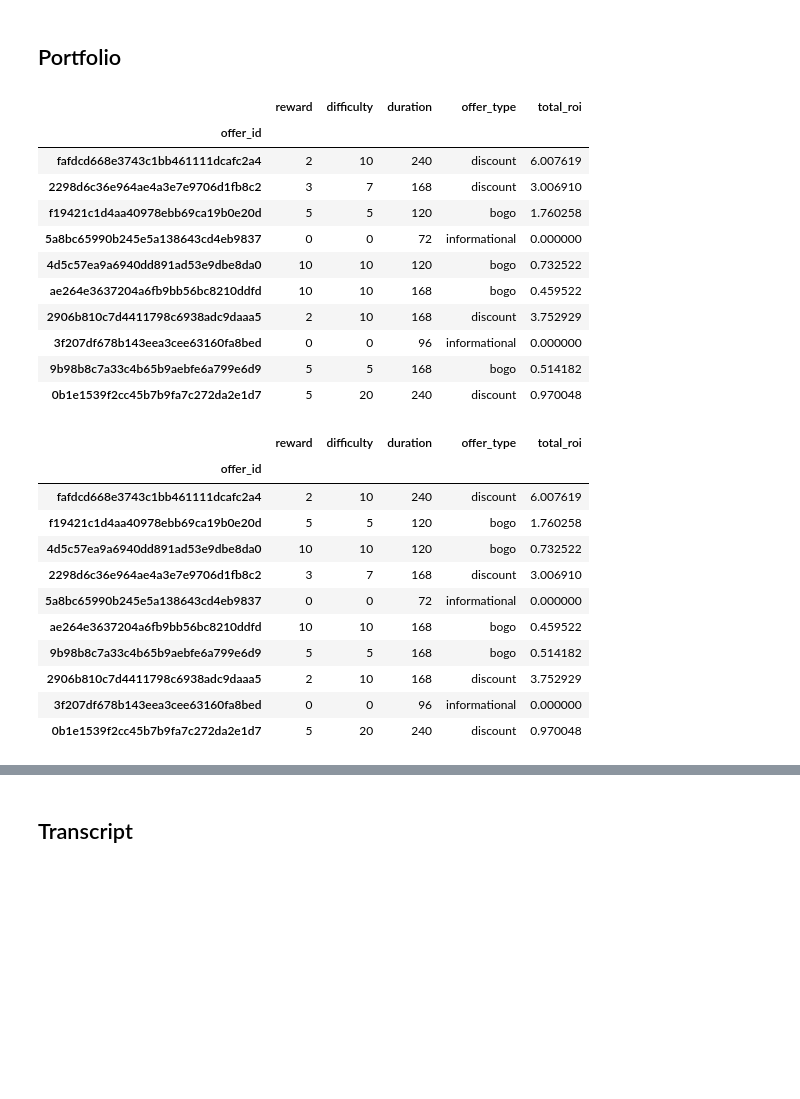
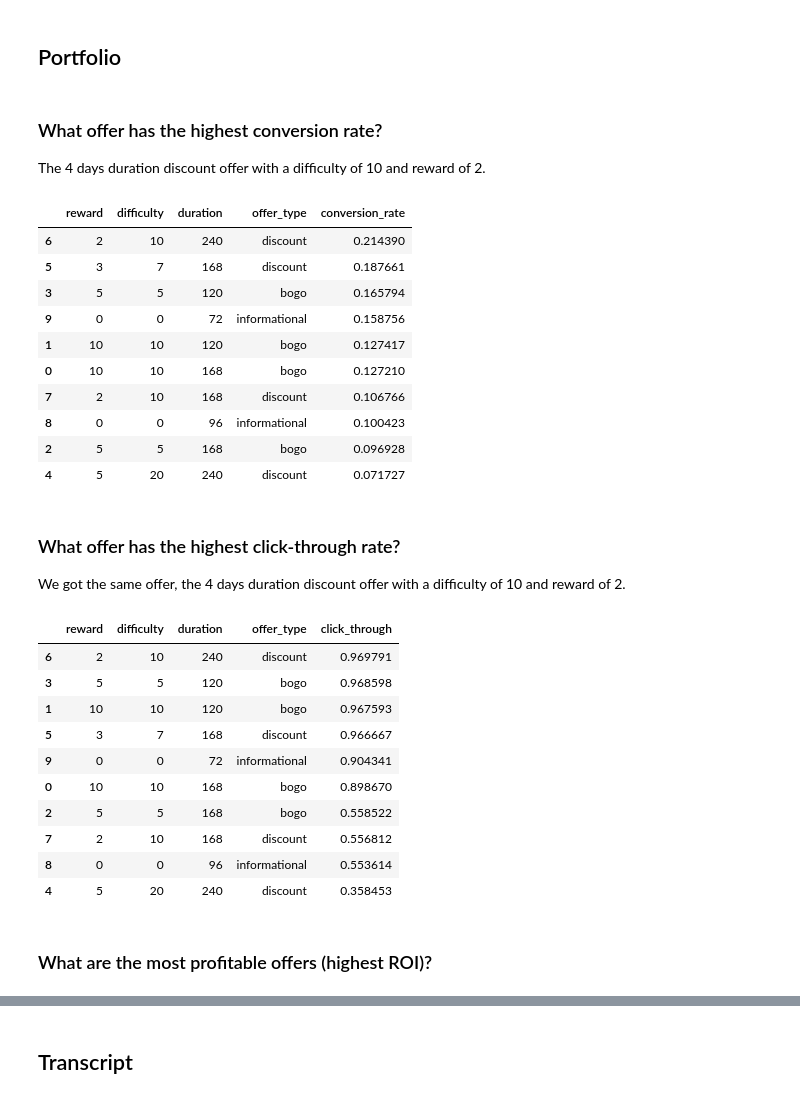
Before and after one commit to Near27/Udacity-Starbucks-Capstone, a Jupyter notebook: Starbucks_Capstone_analysis.ipynb, the cells around one changed output, grey strips where cells are left out. Saved outputs shown, nothing was run; the diff lists cells and outputs as text; code cells hidden in the pictures; blank space fills up the shorter version.

```diff
--- a/Starbucks_Capstone_analysis.ipynb
+++ b/Starbucks_Capstone_analysis.ipynb
@@ -98,39 +123,47 @@ plt.xticks(np.arange(len(labels))+1,labels)
 [figure]
 # %% [markdown]
 ## Portfolio
+# %% [markdown]
+### What offer has the highest conversion rate?
+
+The 4 days duration discount offer with a difficulty of 10 and reward of 2.
 # %%
-# Both discount offers available take the lead in the conversion rate metric. On the first place we have bogo
-portfolio.sort_values(by='conversion_rate', ascending=False)[['reward', 'difficulty', 'duration', 'offer_type', 'total_roi']]
+# Both discount offers take the lead in the conversion rate metric. On the third place we have a bogo offer
+portfolio.sort_values(by='conversion_rate', ascending=False)[['reward', 'difficulty', 'duration', 'offer_type', 'conversion_rate']]
 # %% [output]
-|  | reward | difficulty | duration | offer_type | total_roi |
-| offer_id |  |  |  |  |  |
-| fafdcd668e3743c1bb461111dcafc2a4 | 2 | 10 | 240 | discount | 6.007619 |
-| 2298d6c36e964ae4a3e7e9706d1fb8c2 | 3 | 7 | 168 | discount | 3.006910 |
-| f19421c1d4aa40978ebb69ca19b0e20d | 5 | 5 | 120 | bogo | 1.760258 |
-| 5a8bc65990b245e5a138643cd4eb9837 | 0 | 0 | 72 | informational | 0.000000 |
-| 4d5c57ea9a6940dd891ad53e9dbe8da0 | 10 | 10 | 120 | bogo | 0.732522 |
-| ae264e3637204a6fb9bb56bc8210ddfd | 10 | 10 | 168 | bogo | 0.459522 |
-| 2906b810c7d4411798c6938adc9daaa5 | 2 | 10 | 168 | discount | 3.752929 |
-| 3f207df678b143eea3cee63160fa8bed | 0 | 0 | 96 | informational | 0.000000 |
-| 9b98b8c7a33c4b65b9aebfe6a799e6d9 | 5 | 5 | 168 | bogo | 0.514182 |
-| 0b1e1539f2cc45b7b9fa7c272da2e1d7 | 5 | 20 | 240 | discount | 0.970048 |
+|  | reward | difficulty | duration | offer_type | conversion_rate |
+| 6 | 2 | 10 | 240 | discount | 0.214390 |
+| 5 | 3 | 7 | 168 | discount | 0.187661 |
+| 3 | 5 | 5 | 120 | bogo | 0.165794 |
+| 9 | 0 | 0 | 72 | informational | 0.158756 |
+| 1 | 10 | 10 | 120 | bogo | 0.127417 |
+| 0 | 10 | 10 | 168 | bogo | 0.127210 |
+| 7 | 2 | 10 | 168 | discount | 0.106766 |
+| 8 | 0 | 0 | 96 | informational | 0.100423 |
+| 2 | 5 | 5 | 168 | bogo | 0.096928 |
+| 4 | 5 | 20 | 240 | discount | 0.071727 |
+# %% [markdown]
+### What offer has the highest click-through rate?
+
+We got the same offer, the 4 days duration discount offer with a difficulty of 10 and reward of 2.
 # %%
 # as the top 4 offers coming close at 96% click-through rate we have two bogo and discount offers and one informational
-# last place is taken by a discount offer, speciifically  the one with high difficulty
-portfolio.sort_values(by='click_through', ascending=False)[['reward', 'difficulty', 'duration', 'offer_type', 'total_roi']]
+# last place is taken by a discount offer, specifically  the one with high difficulty
+portfolio.sort_values(by='click_through', ascending=False)[['reward', 'difficulty', 'duration', 'offer_type', 'click_through']]
 # %% [output]
-|  | reward | difficulty | duration | offer_type | total_roi |
-| offer_id |  |  |  |  |  |
-| fafdcd668e3743c1bb461111dcafc2a4 | 2 | 10 | 240 | discount | 6.007619 |
-| f19421c1d4aa40978ebb69ca19b0e20d | 5 | 5 | 120 | bogo | 1.760258 |
-| 4d5c57ea9a6940dd891ad53e9dbe8da0 | 10 | 10 | 120 | bogo | 0.732522 |
-| 2298d6c36e964ae4a3e7e9706d1fb8c2 | 3 | 7 | 168 | discount | 3.006910 |
-| 5a8bc65990b245e5a138643cd4eb9837 | 0 | 0 | 72 | informational | 0.000000 |
-| ae264e3637204a6fb9bb56bc8210ddfd | 10 | 10 | 168 | bogo | 0.459522 |
-| 9b98b8c7a33c4b65b9aebfe6a799e6d9 | 5 | 5 | 168 | bogo | 0.514182 |
-| 2906b810c7d4411798c6938adc9daaa5 | 2 | 10 | 168 | discount | 3.752929 |
-| 3f207df678b143eea3cee63160fa8bed | 0 | 0 | 96 | informational | 0.000000 |
-| 0b1e1539f2cc45b7b9fa7c272da2e1d7 | 5 | 20 | 240 | discount | 0.970048 |
+|  | reward | difficulty | duration | offer_type | click_through |
+| 6 | 2 | 10 | 240 | discount | 0.969791 |
+| 3 | 5 | 5 | 120 | bogo | 0.968598 |
+| 1 | 10 | 10 | 120 | bogo | 0.967593 |
+| 5 | 3 | 7 | 168 | discount | 0.966667 |
+| 9 | 0 | 0 | 72 | informational | 0.904341 |
+| 0 | 10 | 10 | 168 | bogo | 0.898670 |
+| 2 | 5 | 5 | 168 | bogo | 0.558522 |
+| 7 | 2 | 10 | 168 | discount | 0.556812 |
+| 8 | 0 | 0 | 96 | informational | 0.553614 |
+| 4 | 5 | 20 | 240 | discount | 0.358453 |
+# %% [markdown]
+### What are the most profitable offers (highest ROI)?
 # %%
 # what are the most profitable offers? sort by total_roi
 print("The offers with the best roi are:")
```
Also changed, not shown: parts of 24 cells of this notebook.
